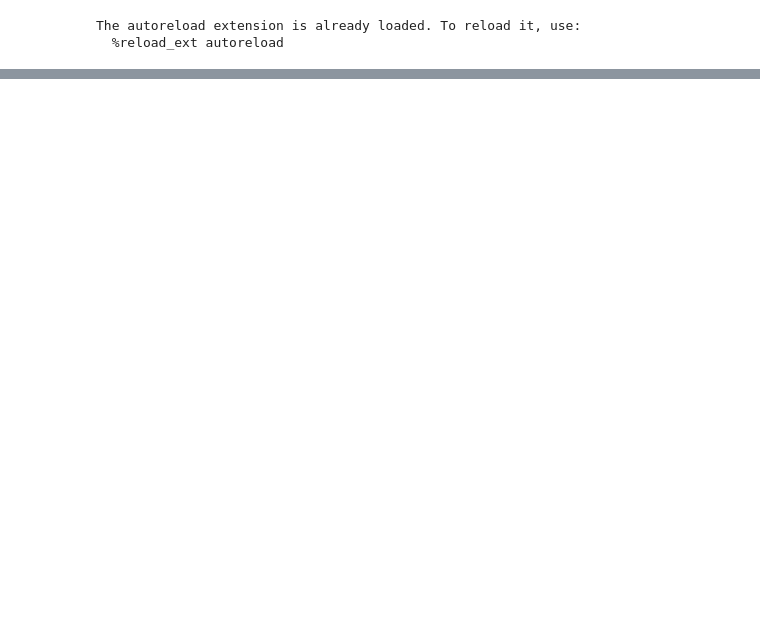
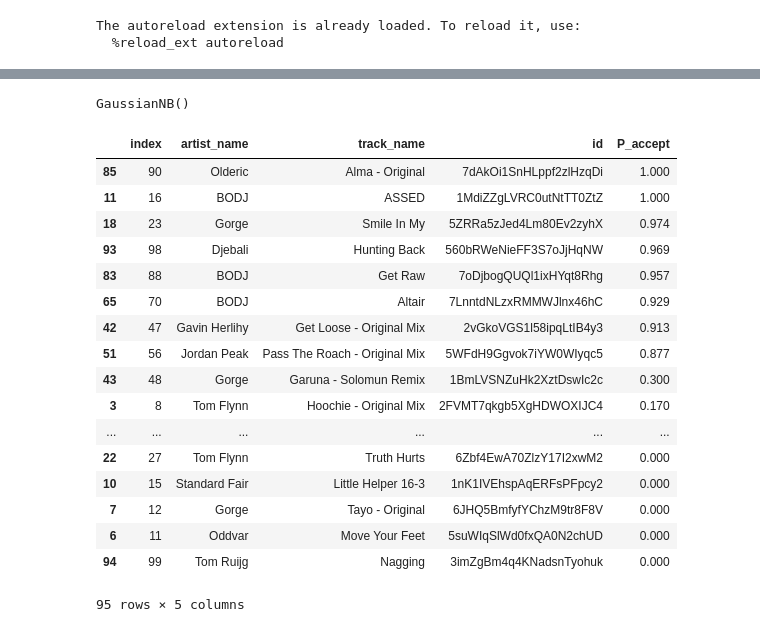
Before and after one commit to tomsyouruncle/DJ_suggest, a Jupyter notebook: notebooks/Naive_Bayes_scratch.ipynb, the cells around one changed output, grey strips where cells are left out. Saved outputs shown, nothing was run; the diff lists cells and outputs as text; code cells hidden in the pictures; blank space fills up the shorter version.

```diff
--- a/notebooks/Naive_Bayes_scratch.ipynb
+++ b/notebooks/Naive_Bayes_scratch.ipynb
@@ -57,0 +60,4 @@ The autoreload extension is already loaded. To reload it, use:
+# %%
+gui_cols = ['artist_name','track_name','id']
+trained_so_far = 5
+trackset.head(trained_so_far)[gui_cols]
@@ -58,3 +71,42 @@ The autoreload extension is already loaded. To reload it, use:
+# %%
+
+# np.set_printoptions(precision=4)
+# np.set_printoptions(suppress=True)
+X = trackset.head(trained_so_far)[useful_features]
+Y = [0,1,0,1,0]
+w = np.array([1,1,1,1,1])
+# %%
+from sklearn.naive_bayes import GaussianNB
+clf = GaussianNB()
+clf.fit(X, Y, sample_weight=w)
+# %% [output]
+GaussianNB()
+# %%
+pd.options.display.float_format = '{:,.3f}'.format
+predicts = pd.DataFrame(clf.predict_proba(trackset.tail(trackset.shape[0] - trained_so_far)[useful_features]))
+predicts.columns = ['P_reject','P_accept']
+predicts_labeled = trackset.tail(trackset.shape[0] - trained_so_far)[gui_cols].reset_index()
+predicts_labeled['P_accept'] = predicts.P_accept
+predicts_labeled.sort_values(by=['P_accept'], ascending=False)
+# %% [output]
+|  | index | artist_name | track_name | id | P_accept |
+| 85 | 90 | Olderic | Alma - Original | 7dAkOi1SnHLppf2zlHzqDi | 1.000 |
+| 11 | 16 | BODJ | ASSED | 1MdiZZgLVRC0utNtTT0ZtZ | 1.000 |
+| 18 | 23 | Gorge | Smile In My | 5ZRRa5zJed4Lm80Ev2zyhX | 0.974 |
+| 93 | 98 | Djebali | Hunting Back | 560bRWeNieFF3S7oJjHqNW | 0.969 |
+| 83 | 88 | BODJ | Get Raw | 7oDjbogQUQl1ixHYqt8Rhg | 0.957 |
+| 65 | 70 | BODJ | Altair | 7LnntdNLzxRMMWJlnx46hC | 0.929 |
+| 42 | 47 | Gavin Herlihy | Get Loose - Original Mix | 2vGkoVGS1l58ipqLtIB4y3 | 0.913 |
+| 51 | 56 | Jordan Peak | Pass The Roach - Original Mix | 5WFdH9Ggvok7iYW0WIyqc5 | 0.877 |
+| 43 | 48 | Gorge | Garuna - Solomun Remix | 1BmLVSNZuHk2XztDswIc2c | 0.300 |
+| 3 | 8 | Tom Flynn | Hoochie - Original Mix | 2FVMT7qkgb5XgHDWOXIJC4 | 0.170 |
+| ... | ... | ... | ... | ... | ... |
+| 22 | 27 | Tom Flynn | Truth Hurts | 6Zbf4EwA70ZlzY17I2xwM2 | 0.000 |
+| 10 | 15 | Standard Fair | Little Helper 16-3 | 1nK1IVEhspAqERFsPFpcy2 | 0.000 |
+| 7 | 12 | Gorge | Tayo - Original | 6JHQ5BmfyfYChzM9tr8F8V | 0.000 |
+| 6 | 11 | Oddvar | Move Your Feet | 5suWIqSlWd0fxQA0N2chUD | 0.000 |
+| 94 | 99 | Tom Ruijg | Nagging | 3imZgBm4q4KNadsnTyohuk | 0.000 |
+95 rows × 5 columns
 # %%
 import seaborn as sb
 useful_features = ['acousticness','danceability','energy','speechiness','tempo','valence']
```
Also changed, not shown: parts of 8 cells of this notebook, 1 other file.
